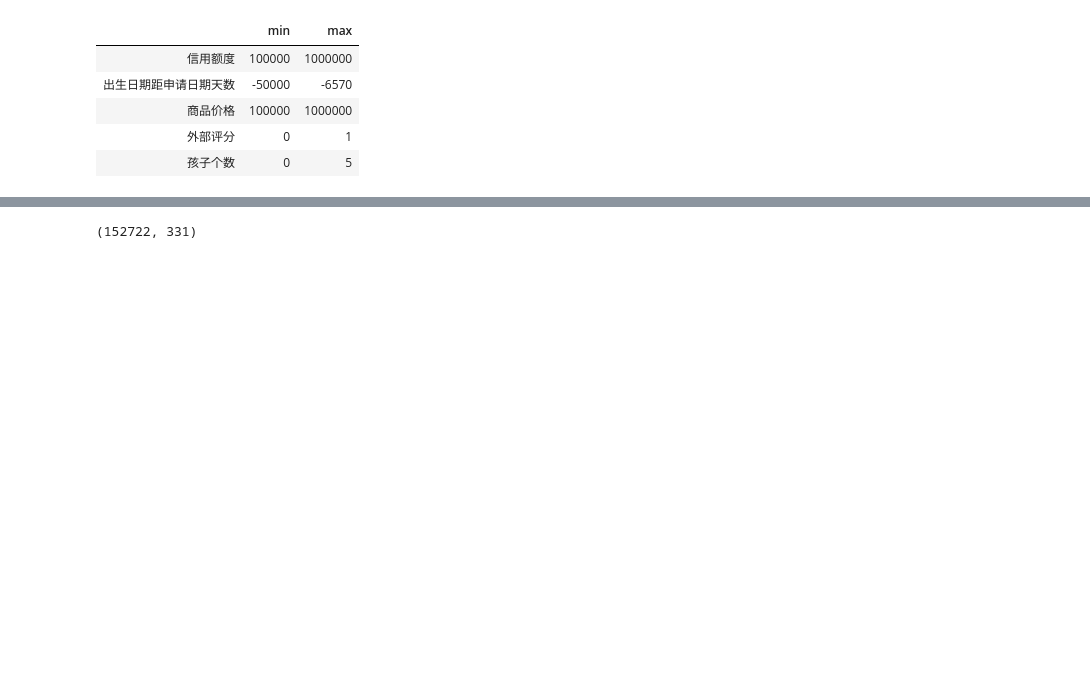
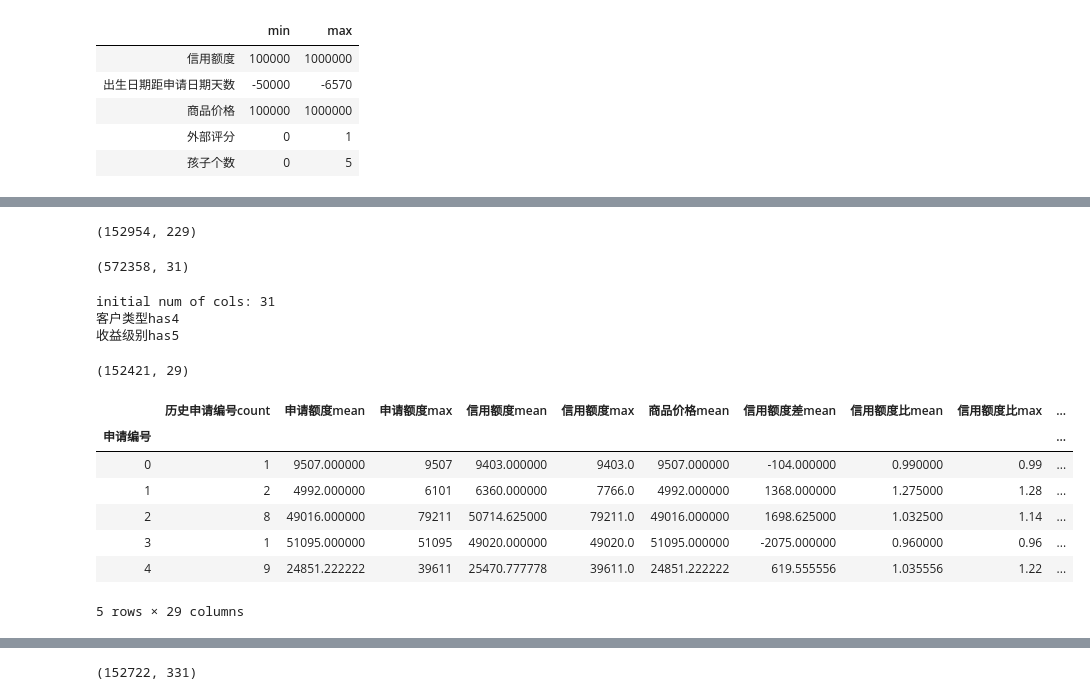
Before and after one commit to boyang-li/the-mission-cup, a Jupyter notebook: 1_feature_engineering.ipynb, the cells around one changed output, grey strips where cells are left out. Drawn from its saved outputs; the diff is of its cells as text; code cells hidden in the pictures; blank space fills up the shorter version.

```diff
--- a/1_feature_engineering.ipynb
+++ b/1_feature_engineering.ipynb
@@ -343,0 +641,80 @@ if ('是否为最后一次申请记录' in d3.columns):
+# %%
+d3 = pd.merge(d3, d3_type01, how='left', on='申请编号')
+
+if (fill_data):
+    d3.fillna(0,inplace=True)
+
+d3.shape
+print_na(d3)
+# %% [output]
+(152954, 229)
+# %%
+# d3 合同状态(0,1,2,3;2=拒绝)不为2、申请额度不等于11的
+# group by 申请编号
+# 补差、one-hot编码、计算自定义特征
+
+#过滤
+d3_state_ne2 = d3copy.loc[(d3copy['合同状态']!='2')&(d3copy['申请额度']!=11),:]
+d3_state_ne2.shape
+
+#one-hot编码
+cat_to_dummy = [
+    '客户类型', #!
+    '收益级别' #!
+]
+d3_state_ne2 = dummy_catgorical(d3_state_ne2, cat_to_dummy, 30)
+
+#计算特征
+d3_state_ne2['信用额度差'] = d3_state_ne2['信用额度'] - d3_state_ne2['申请额度']
+d3_state_ne2['信用额度比'] = round(d3_state_ne2['信用额度']/d3_state_ne2['申请额度'],2)
+d3_state_ne2['年金乘期数'] = d3_state_ne2['贷款年金'] * d3_state_ne2['贷款期数']
+d3_state_ne2['期数*24'] = d3_state_ne2['贷款期数'] * 24 # 假设贷款总天数
+d3_state_ne2['贷款剩余天数'] = d3_state_ne2['期数*24'] + d3_state_ne2['历史贷款授信距本次申请时间'] # 假设贷款剩余天数
+d3_state_ne2['贷款未还完'] = d3_state_ne2['贷款剩余天数'].apply(lambda x: 1 if x>0 else 0 )
+
+#计算复杂特征
+
+d3_state_ne2_agg = {
+    '历史申请编号':['count'],
+    '申请额度':['mean', 'max'],
+    '信用额度':['mean', 'max'],
+    '商品价格':['mean'],
+    '信用额度差':['mean'],
+    '信用额度比':['mean', 'max'],
+    '贷款剩余天数':['max'], #最长未还天数
+    '贷款未还完':['sum']
+}
+# 离散型
+cat_agg = ['sum', 'mean']
+for col1 in d3_state_ne2.columns:
+    for col2 in cat_to_dummy:
+        if (col2 in col1):
+            d3_state_ne2_agg[col1] = cat_agg
+
+d3_state_ne2 = d3_state_ne2.groupby('申请编号').agg(d3_state_ne2_agg)
+# 还原列名
+d3_state_ne2.columns = pd.Series(d3_state_ne2.columns.tolist()).apply(pd.Series).sum(axis=1)
+name_list = {}
+for col in d3_state_ne2.columns:
+    name_list[col] = 'd3_st!2'+col
+d3_state_ne2.rename(columns=name_list,inplace=True)
+
+if (fill_data):
+    d3_state_ne2 = fill_median(d3_state_ne2,['贷款剩余天数max'])
+
+d3_state_ne2.shape
+d3_state_ne2.head()
+# %% [output]
+(572358, 31)
+initial num of cols: 31
+客户类型has4
+收益级别has5
+(152421, 29)
+|  | 历史申请编号count | 申请额度mean | 申请额度max | 信用额度mean | 信用额度max | 商品价格mean | 信用额度差mean | 信用额度比mean | 信用额度比max | ... |
+| 申请编号 |  |  |  |  |  |  |  |  |  | ... |
+| 0 | 1 | 9507.000000 | 9507 | 9403.000000 | 9403.0 | 9507.000000 | -104.000000 | 0.990000 | 0.99 | ... |
+| 1 | 2 | 4992.000000 | 6101 | 6360.000000 | 7766.0 | 4992.000000 | 1368.000000 | 1.275000 | 1.28 | ... |
+| 2 | 8 | 49016.000000 | 79211 | 50714.625000 | 79211.0 | 49016.000000 | 1698.625000 | 1.032500 | 1.14 | ... |
+| 3 | 1 | 51095.000000 | 51095 | 49020.000000 | 49020.0 | 51095.000000 | -2075.000000 | 0.960000 | 0.96 | ... |
+| 4 | 9 | 24851.222222 | 39611 | 25470.777778 | 39611.0 | 24851.222222 | 619.555556 | 1.035556 | 1.22 | ... |
+5 rows × 29 columns
```
Also changed, not shown: parts of 37 cells of this notebook.
